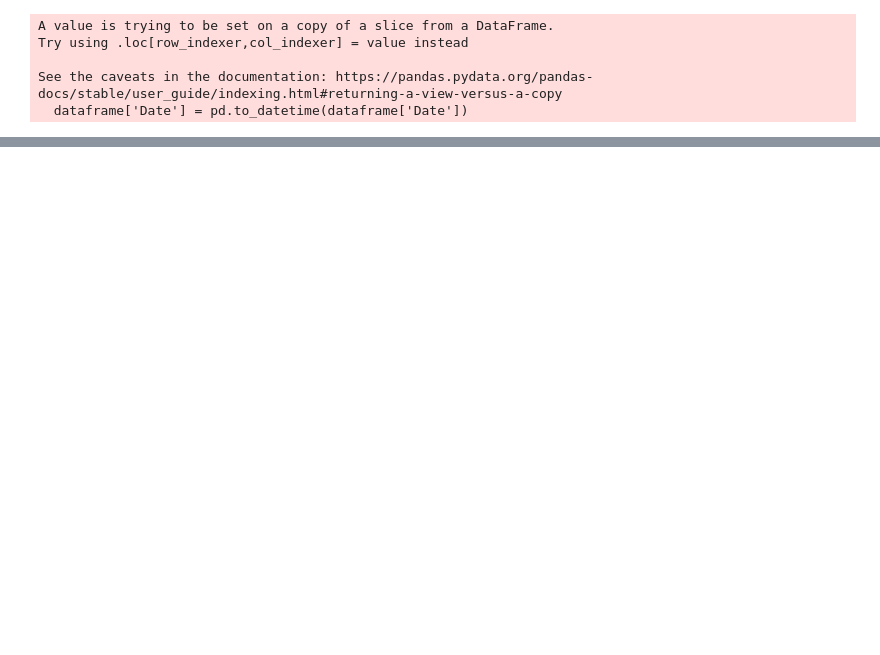
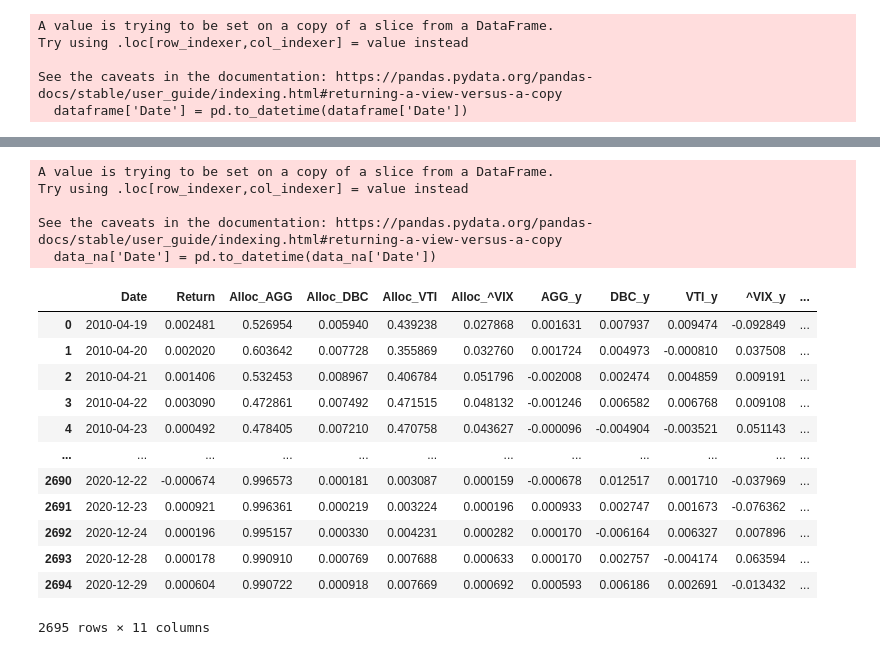
Before and after one commit to alexandreviard/DL-Portfolio-CMAP, a Jupyter notebook: lstm_rapide.ipynb, the cells around one changed output, grey strips where cells are left out. Drawn from its saved outputs; the diff is of its cells as text; code cells hidden in the pictures; blank space fills up the shorter version.

```diff
--- a/lstm_rapide.ipynb
+++ b/lstm_rapide.ipynb
@@ -252,6 +152,0 @@ rt_2 = torch.sum(rt, dim=-1)
-# %%
-rt_3 = rt_2+1
-k=1
-for i in range(len(rt_3)//2):
-    k*=rt_3[i]
-print(f'return cumulé 1 an (2011): {(k-1)*100}%', k)
@@ -267,0 +342,42 @@ return cumulé 1 an (2012) : 27.753478093539673% tensor(1.2775, dtype=torch.floa
+# %%
+
+dataframe_result = pd.DataFrame({
+    'Date': pd.Series(dates_per_feature[idx_invest[0][0]:idx_invest[-1][1]]),
+    'Return': pd.Series(rdt_all.numpy().flatten()),
+    'Alloc_AGG': pd.Series(alloc_all[:, 0]),
+    'Alloc_DBC': pd.Series(alloc_all[:, 1]),
+    'Alloc_VTI': pd.Series(alloc_all[:, 2]),
+    'Alloc_^VIX': pd.Series(alloc_all[:, 3])
+})
+
+dataframe_result['Date'] = pd.to_datetime(dataframe_result['Date'])
+data_na['Date'] = pd.to_datetime(data_na['Date'])
+dataframe_result = pd.merge(dataframe_result, data_na[['Date', 'AGG_y', 'DBC_y', 'VTI_y', '^VIX_y']], on='Date', how='left')
+
+dataframe_result['Final_Return'] = (
+    dataframe_result['Alloc_AGG'] * dataframe_result['AGG_y'] +
+    dataframe_result['Alloc_DBC'] * dataframe_result['DBC_y'] +
+    dataframe_result['Alloc_VTI'] * dataframe_result['VTI_y'] +
+    dataframe_result['Alloc_^VIX'] * dataframe_result['^VIX_y']
+)
+
+dataframe_result
+# %% [output]
+A value is trying to be set on a copy of a slice from a DataFrame.
+Try using .loc[row_indexer,col_indexer] = value instead
+
+See the caveats in the documentation: https://pandas.pydata.org/pandas-docs/stable/user_guide/indexing.html#returning-a-view-versus-a-copy
+  data_na['Date'] = pd.to_datetime(data_na['Date'])
+|  | Date | Return | Alloc_AGG | Alloc_DBC | Alloc_VTI | Alloc_^VIX | AGG_y | DBC_y | VTI_y | ^VIX_y | ... |
+| 0 | 2010-04-19 | 0.002481 | 0.526954 | 0.005940 | 0.439238 | 0.027868 | 0.001631 | 0.007937 | 0.009474 | -0.092849 | ... |
+| 1 | 2010-04-20 | 0.002020 | 0.603642 | 0.007728 | 0.355869 | 0.032760 | 0.001724 | 0.004973 | -0.000810 | 0.037508 | ... |
+| 2 | 2010-04-21 | 0.001406 | 0.532453 | 0.008967 | 0.406784 | 0.051796 | -0.002008 | 0.002474 | 0.004859 | 0.009191 | ... |
+| 3 | 2010-04-22 | 0.003090 | 0.472861 | 0.007492 | 0.471515 | 0.048132 | -0.001246 | 0.006582 | 0.006768 | 0.009108 | ... |
+| 4 | 2010-04-23 | 0.000492 | 0.478405 | 0.007210 | 0.470758 | 0.043627 | -0.000096 | -0.004904 | -0.003521 | 0.051143 | ... |
+| ... | ... | ... | ... | ... | ... | ... | ... | ... | ... | ... | ... |
+| 2690 | 2020-12-22 | -0.000674 | 0.996573 | 0.000181 | 0.003087 | 0.000159 | -0.000678 | 0.012517 | 0.001710 | -0.037969 | ... |
+| 2691 | 2020-12-23 | 0.000921 | 0.996361 | 0.000219 | 0.003224 | 0.000196 | 0.000933 | 0.002747 | 0.001673 | -0.076362 | ... |
+| 2692 | 2020-12-24 | 0.000196 | 0.995157 | 0.000330 | 0.004231 | 0.000282 | 0.000170 | -0.006164 | 0.006327 | 0.007896 | ... |
+| 2693 | 2020-12-28 | 0.000178 | 0.990910 | 0.000769 | 0.007688 | 0.000633 | 0.000170 | 0.002757 | -0.004174 | 0.063594 | ... |
+| 2694 | 2020-12-29 | 0.000604 | 0.990722 | 0.000918 | 0.007669 | 0.000692 | 0.000593 | 0.006186 | 0.002691 | -0.013432 | ... |
+2695 rows × 11 columns
```
Also changed, not shown: parts of 26 cells of this notebook.
